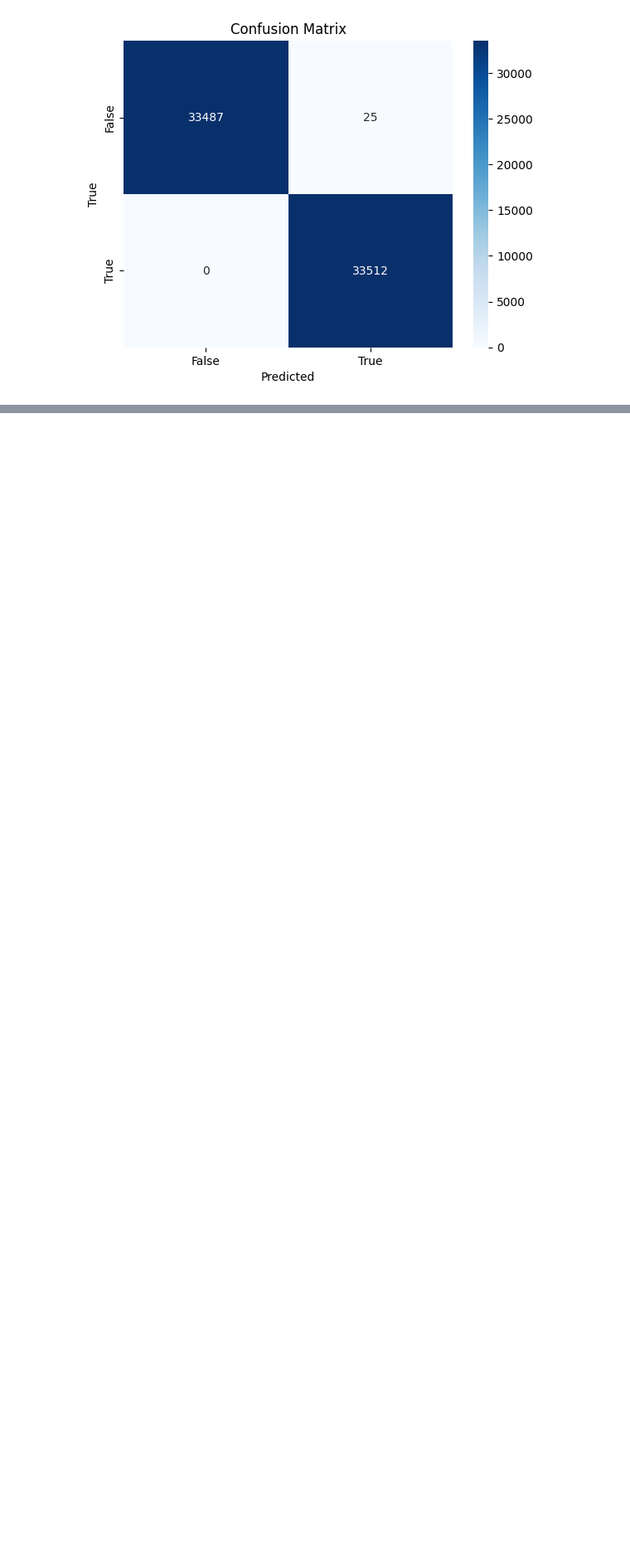
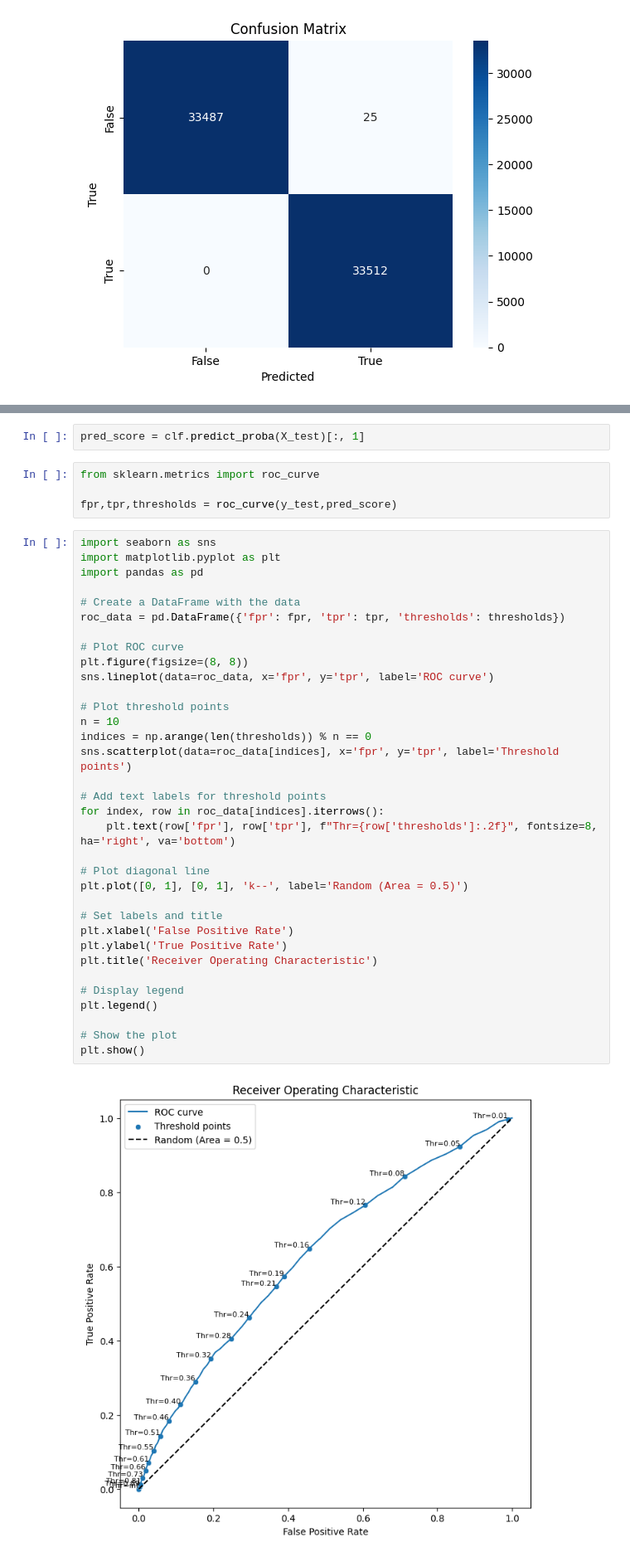
Before and after one commit to JOCRZ/BritishAirways-Intership, a Jupyter notebook: British-Airways/Ipython-book/model.ipynb, the cells around one changed output, grey strips where cells are left out. Shown: that part at 83% size. Saved outputs shown, nothing was run; the diff lists cells and outputs as text; blank space fills up the shorter version.

```diff
--- a/British-Airways/Ipython-book/model.ipynb
+++ b/British-Airways/Ipython-book/model.ipynb
@@ -775,0 +835,42 @@ plt.show()
+# %%
+pred_score = clf.predict_proba(X_test)[:, 1]
+# %%
+from sklearn.metrics import roc_curve
+
+fpr,tpr,thresholds = roc_curve(y_test,pred_score)
+# %%
+import seaborn as sns
+import matplotlib.pyplot as plt
+import pandas as pd
+
+# Create a DataFrame with the data
+roc_data = pd.DataFrame({'fpr': fpr, 'tpr': tpr, 'thresholds': thresholds})
+
+# Plot ROC curve
+plt.figure(figsize=(8, 8))
+sns.lineplot(data=roc_data, x='fpr', y='tpr', label='ROC curve')
+
+# Plot threshold points
+n = 10
+indices = np.arange(len(thresholds)) % n == 0
+sns.scatterplot(data=roc_data[indices], x='fpr', y='tpr', label='Threshold points')
+
+# Add text labels for threshold points
+for index, row in roc_data[indices].iterrows():
+    plt.text(row['fpr'], row['tpr'], f"Thr={row['thresholds']:.2f}", fontsize=8, ha='right', va='bottom')
+
+# Plot diagonal line
+plt.plot([0, 1], [0, 1], 'k--', label='Random (Area = 0.5)')
+
+# Set labels and title
+plt.xlabel('False Positive Rate')
+plt.ylabel('True Positive Rate')
+plt.title('Receiver Operating Characteristic')
+
+# Display legend
+plt.legend()
+
+# Show the plot
+plt.show()
+# %% [output]
+[figure, added]
```
Also changed, not shown: parts of 16 cells of this notebook.
